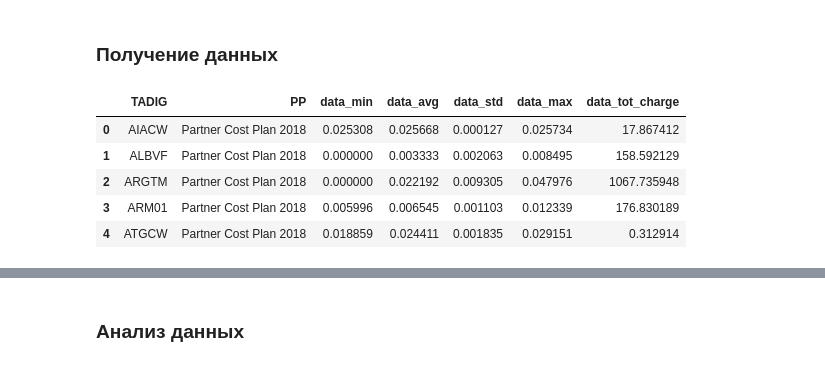
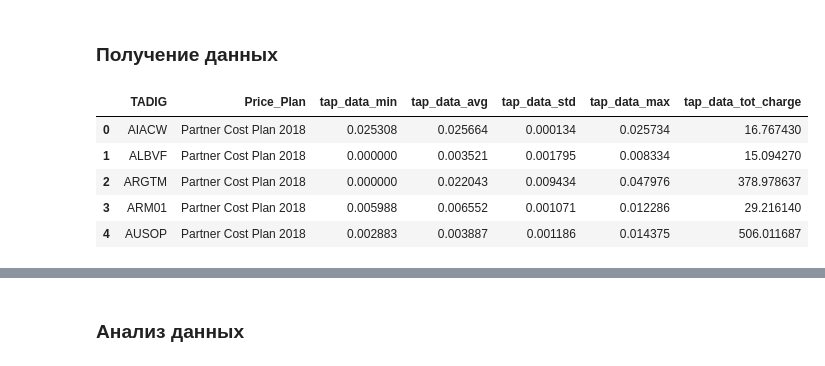
Before and after one commit to balobinp/RB_BD, a Jupyter notebook: RB_REPORTS_and_ANALYSIS_Python3.ipynb, the cells around one changed output, grey strips where cells are left out. Saved outputs shown, nothing was run; the diff lists cells and outputs as text; code cells hidden in the pictures.

```diff
--- a/RB_REPORTS_and_ANALYSIS_Python3.ipynb
+++ b/RB_REPORTS_and_ANALYSIS_Python3.ipynb
@@ -100,35 +107,36 @@ tap_ocs_tariff_diff = 100 # Допустимая разница в процен
 # %%
 #Из базы данных BSS выгружаем данные по тарифам
 
 cnxn = mysql.connector.connect(user='noc', password='WcQUzkXiXwoxnFfGnRxb',host='172.18.11.40',database='BSS')
 
 sql_srt=\
 '''
 SELECT
 VisitedNetworkTadig AS TADIG
 ,CostTariffId AS Price_Plan
 ,MIN((Cost*1024*1024)/TotalChargedUnits) AS tap_data_min
 ,AVG((Cost*1024*1024)/TotalChargedUnits) AS tap_data_avg
 ,STDDEV_SAMP((Cost*1024*1024)/TotalChargedUnits) AS tap_data_std
 ,MAX((Cost*1024*1024)/TotalChargedUnits) AS tap_data_max
 ,SUM(Cost) AS tap_data_tot_charge
+,SUM(Revenue) AS tap_data_tot_revenue
 FROM TAP.GPRS_CALL
 WHERE
-TreatedTimestampUtc > 20180801000000
+TreatedTimestampUtc > 20180815000000
 AND TotalChargedUnits > 1024
 GROUP BY VisitedNetworkTadig,CostTariffId
 '''
 
 df_tap_tariff = pd.read_sql_query(sql_srt, cnxn)
 cnxn.close()
 df_tap_tariff.head()
 # %% [output]
-|  | TADIG | PP | data_min | data_avg | data_std | data_max | data_tot_charge |
-| 0 | AIACW | Partner Cost Plan 2018 | 0.025308 | 0.025668 | 0.000127 | 0.025734 | 17.867412 |
-| 1 | ALBVF | Partner Cost Plan 2018 | 0.000000 | 0.003333 | 0.002063 | 0.008495 | 158.592129 |
-| 2 | ARGTM | Partner Cost Plan 2018 | 0.000000 | 0.022192 | 0.009305 | 0.047976 | 1067.735948 |
-| 3 | ARM01 | Partner Cost Plan 2018 | 0.005996 | 0.006545 | 0.001103 | 0.012339 | 176.830189 |
-| 4 | ATGCW | Partner Cost Plan 2018 | 0.018859 | 0.024411 | 0.001835 | 0.029151 | 0.312914 |
+|  | TADIG | Price_Plan | tap_data_min | tap_data_avg | tap_data_std | tap_data_max | tap_data_tot_charge |
+| 0 | AIACW | Partner Cost Plan 2018 | 0.025308 | 0.025664 | 0.000134 | 0.025734 | 16.767430 |
+| 1 | ALBVF | Partner Cost Plan 2018 | 0.000000 | 0.003521 | 0.001795 | 0.008334 | 15.094270 |
+| 2 | ARGTM | Partner Cost Plan 2018 | 0.000000 | 0.022043 | 0.009434 | 0.047976 | 378.978637 |
+| 3 | ARM01 | Partner Cost Plan 2018 | 0.005988 | 0.006552 | 0.001071 | 0.012286 | 29.216140 |
+| 4 | AUSOP | Partner Cost Plan 2018 | 0.002883 | 0.003887 | 0.001186 | 0.014375 | 506.011687 |
 # %%
 #Из базы данных OCS выгружаем тарифы и объединяем с данными BSS и сохраняем в файл csv
 
```
Also changed, not shown: parts of 8 cells of this notebook, 6 other files.
